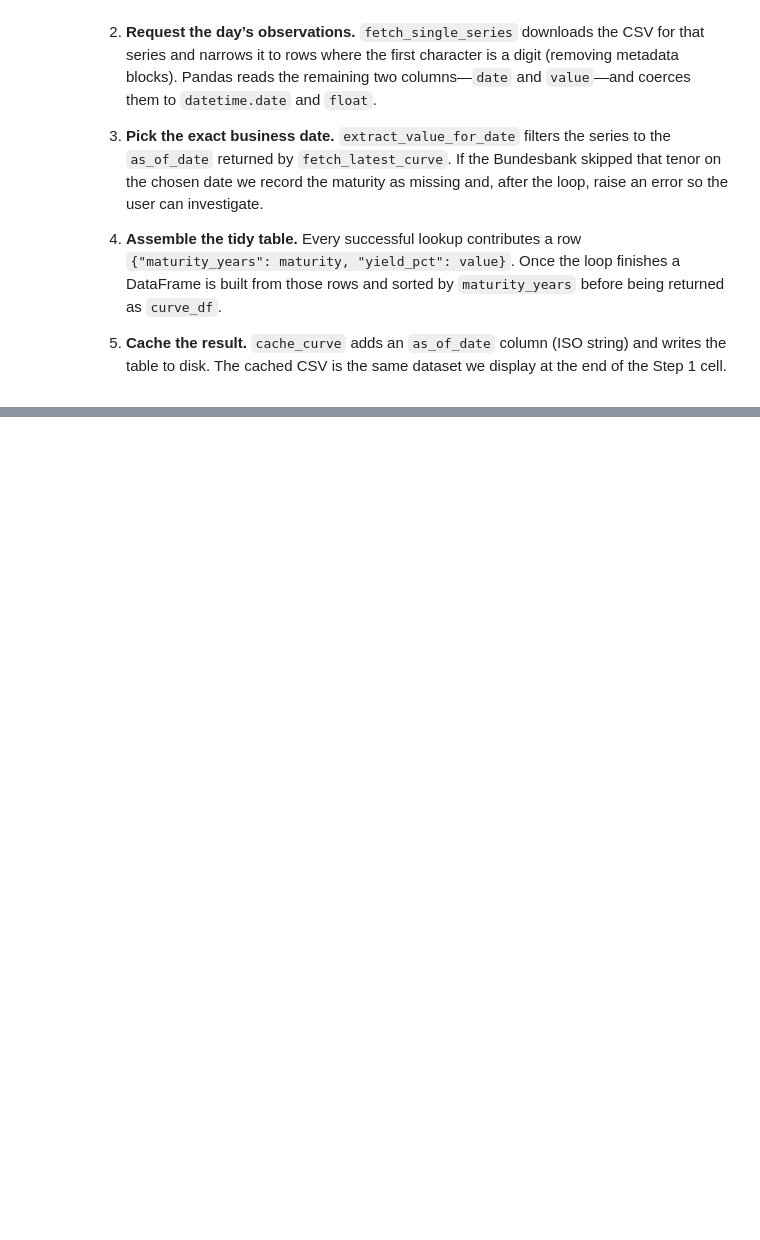
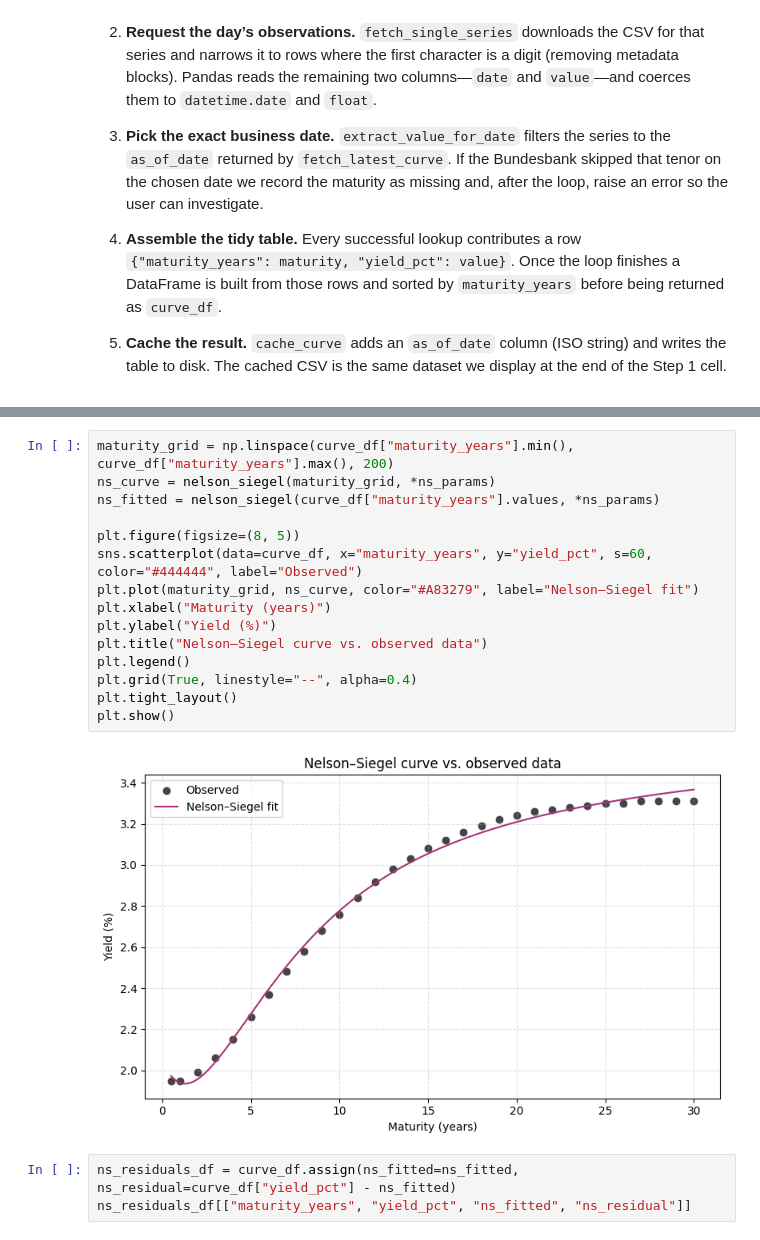
Before and after one commit to minwang-ai/Finanical-Data, a Jupyter notebook: task2_YieldCurveModeling_DE.ipynb, the cells around one changed output, grey strips where cells are left out. Saved outputs shown, nothing was run; the diff lists cells and outputs as text; blank space fills up the shorter version.

```diff
--- a/task2_YieldCurveModeling_DE.ipynb
+++ b/task2_YieldCurveModeling_DE.ipynb
@@ -213,0 +289,20 @@ Name: yield_pct, dtype: float64
+# %%
+maturity_grid = np.linspace(curve_df["maturity_years"].min(), curve_df["maturity_years"].max(), 200)
+ns_curve = nelson_siegel(maturity_grid, *ns_params)
+ns_fitted = nelson_siegel(curve_df["maturity_years"].values, *ns_params)
+
+plt.figure(figsize=(8, 5))
+sns.scatterplot(data=curve_df, x="maturity_years", y="yield_pct", s=60, color="#444444", label="Observed")
+plt.plot(maturity_grid, ns_curve, color="#A83279", label="Nelson–Siegel fit")
+plt.xlabel("Maturity (years)")
+plt.ylabel("Yield (%)")
+plt.title("Nelson–Siegel curve vs. observed data")
+plt.legend()
+plt.grid(True, linestyle="--", alpha=0.4)
+plt.tight_layout()
+plt.show()
+# %% [output]
+[figure, added]
+# %%
+ns_residuals_df = curve_df.assign(ns_fitted=ns_fitted, ns_residual=curve_df["yield_pct"] - ns_fitted)
+ns_residuals_df[["maturity_years", "yield_pct", "ns_fitted", "ns_residual"]]
```
Also changed, not shown: parts of 26 cells of this notebook, 1 other file.
